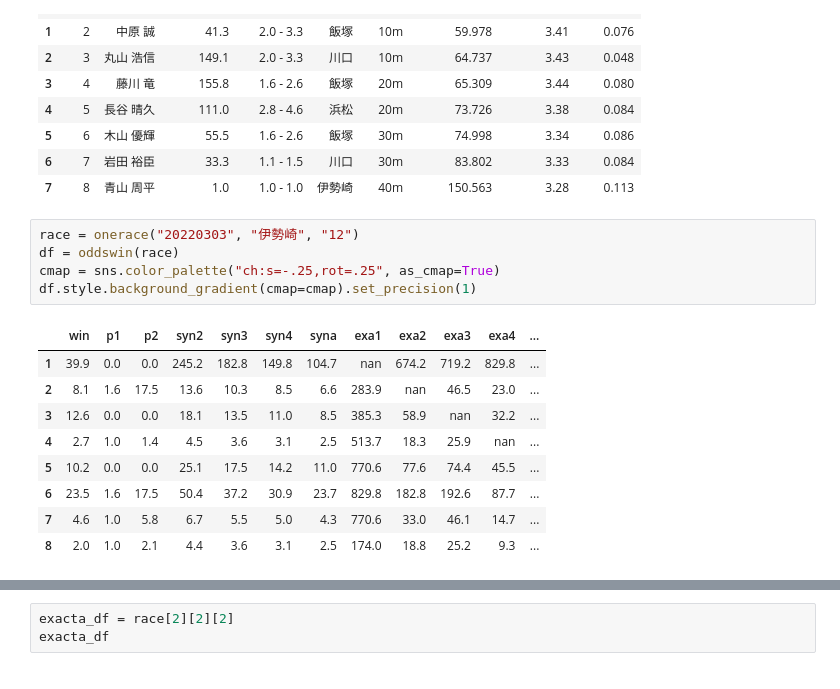
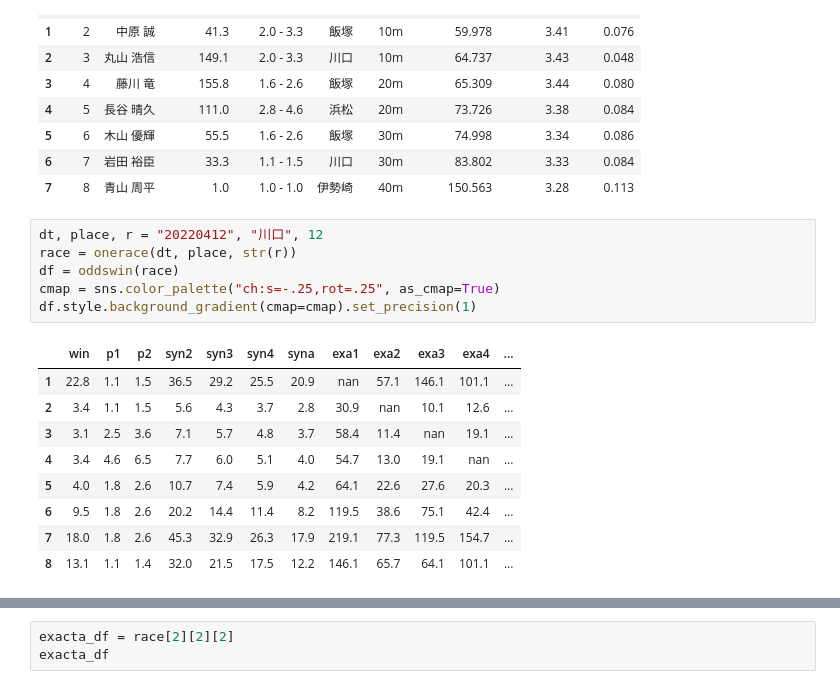
Before and after one commit to justgetwet/pygameauto, a Jupyter notebook: Untitled.ipynb, the cells around one changed output, grey strips where cells are left out. Drawn from its saved outputs; the diff is of its cells as text.

```diff
--- a/Untitled.ipynb
+++ b/Untitled.ipynb
@@ -35,17 +35,18 @@ race[2][0][0]
 | 6 | 7 | 岩田 裕臣 | 33.3 | 1.1 - 1.5 | 川口 | 30m | 83.802 | 3.33 | 0.084 |
 | 7 | 8 | 青山 周平 | 1.0 | 1.0 - 1.0 | 伊勢崎 | 40m | 150.563 | 3.28 | 0.113 |
 # %%
-race = onerace("20220303", "伊勢崎", "12")
+dt, place, r = "20220412", "川口", 12
+race = onerace(dt, place, str(r))
 df = oddswin(race)
 cmap = sns.color_palette("ch:s=-.25,rot=.25", as_cmap=True)
 df.style.background_gradient(cmap=cmap).set_precision(1)
 # %% [output]
 |  | win | p1 | p2 | syn2 | syn3 | syn4 | syna | exa1 | exa2 | exa3 | exa4 | ... |
-| 1 | 39.9 | 0.0 | 0.0 | 245.2 | 182.8 | 149.8 | 104.7 | nan | 674.2 | 719.2 | 829.8 | ... |
-| 2 | 8.1 | 1.6 | 17.5 | 13.6 | 10.3 | 8.5 | 6.6 | 283.9 | nan | 46.5 | 23.0 | ... |
-| 3 | 12.6 | 0.0 | 0.0 | 18.1 | 13.5 | 11.0 | 8.5 | 385.3 | 58.9 | nan | 32.2 | ... |
-| 4 | 2.7 | 1.0 | 1.4 | 4.5 | 3.6 | 3.1 | 2.5 | 513.7 | 18.3 | 25.9 | nan | ... |
-| 5 | 10.2 | 0.0 | 0.0 | 25.1 | 17.5 | 14.2 | 11.0 | 770.6 | 77.6 | 74.4 | 45.5 | ... |
-| 6 | 23.5 | 1.6 | 17.5 | 50.4 | 37.2 | 30.9 | 23.7 | 829.8 | 182.8 | 192.6 | 87.7 | ... |
-| 7 | 4.6 | 1.0 | 5.8 | 6.7 | 5.5 | 5.0 | 4.3 | 770.6 | 33.0 | 46.1 | 14.7 | ... |
-| 8 | 2.0 | 1.0 | 2.1 | 4.4 | 3.6 | 3.1 | 2.5 | 174.0 | 18.8 | 25.2 | 9.3 | ... |
+| 1 | 22.8 | 1.1 | 1.5 | 36.5 | 29.2 | 25.5 | 20.9 | nan | 57.1 | 146.1 | 101.1 | ... |
+| 2 | 3.4 | 1.1 | 1.5 | 5.6 | 4.3 | 3.7 | 2.8 | 30.9 | nan | 10.1 | 12.6 | ... |
+| 3 | 3.1 | 2.5 | 3.6 | 7.1 | 5.7 | 4.8 | 3.7 | 58.4 | 11.4 | nan | 19.1 | ... |
+| 4 | 3.4 | 4.6 | 6.5 | 7.7 | 6.0 | 5.1 | 4.0 | 54.7 | 13.0 | 19.1 | nan | ... |
+| 5 | 4.0 | 1.8 | 2.6 | 10.7 | 7.4 | 5.9 | 4.2 | 64.1 | 22.6 | 27.6 | 20.3 | ... |
+| 6 | 9.5 | 1.8 | 2.6 | 20.2 | 14.4 | 11.4 | 8.2 | 119.5 | 38.6 | 75.1 | 42.4 | ... |
+| 7 | 18.0 | 1.8 | 2.6 | 45.3 | 32.9 | 26.3 | 17.9 | 219.1 | 77.3 | 119.5 | 154.7 | ... |
+| 8 | 13.1 | 1.1 | 1.4 | 32.0 | 21.5 | 17.5 | 12.2 | 146.1 | 65.7 | 64.1 | 101.1 | ... |
```
Also changed, not shown: parts of 4 cells of this notebook, 3 other files.
